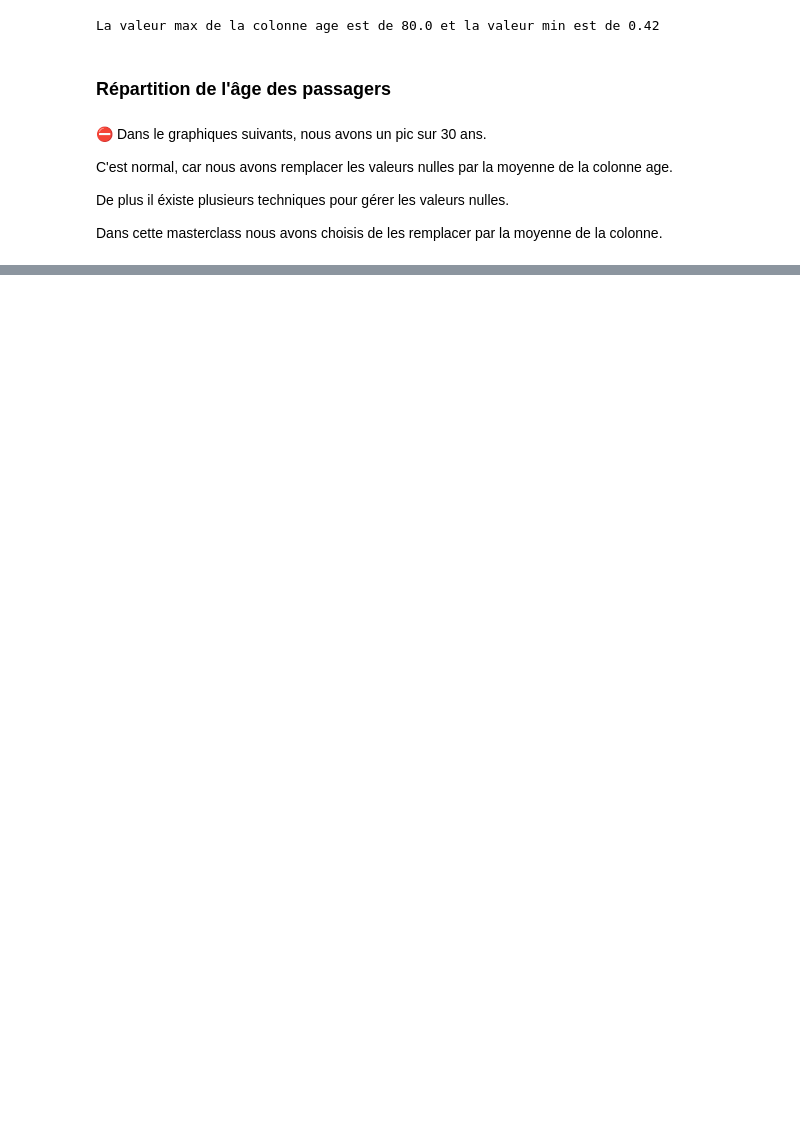
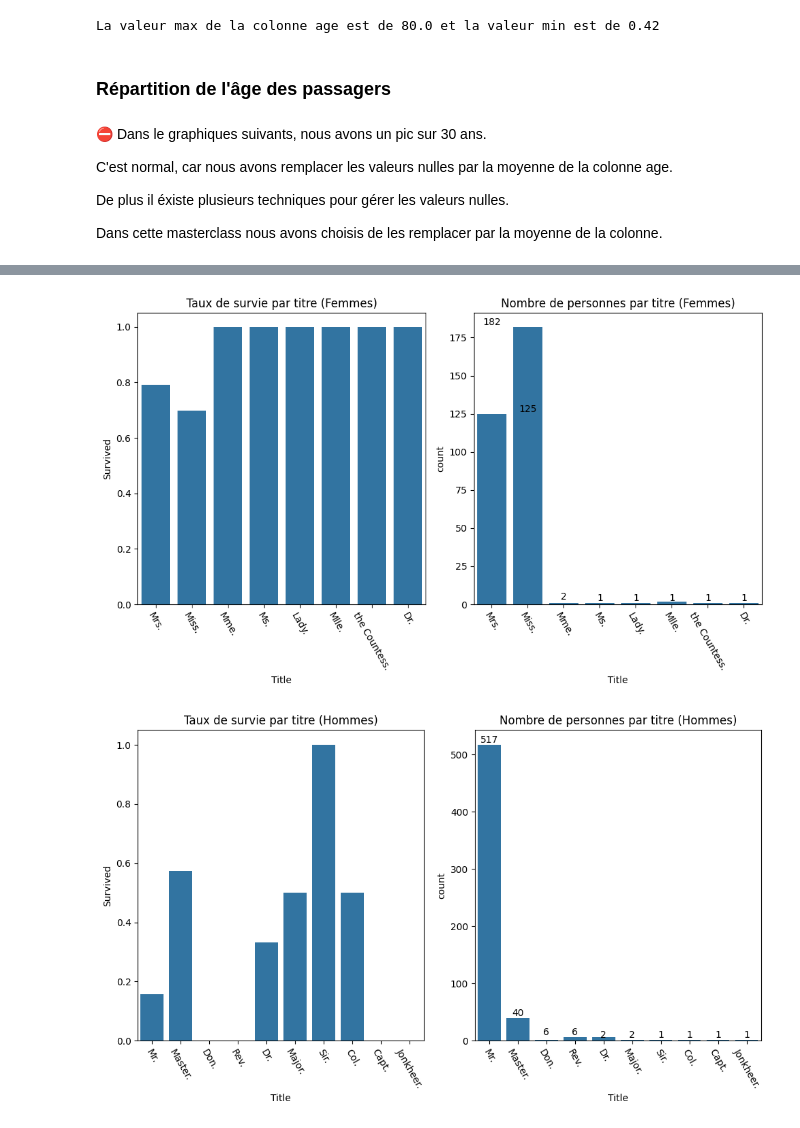
Before and after one commit to logan974/DataCupChallengeLoganFork, a Jupyter notebook: MasterClass_2/Cours2.ipynb, the cells around one changed output, grey strips where cells are left out. Drawn from its saved outputs; the diff is of its cells as text; code cells hidden in the pictures; blank space fills up the shorter version.

```diff
--- a/MasterClass_2/Cours2.ipynb
+++ b/MasterClass_2/Cours2.ipynb
@@ -736,0 +997,6 @@ plt.show()
+# %%
+
+def get_title_group(user_name):
+    return  re.search(r', (.+?\.)',user_name).group(1)
+df_titanic['Title'] = df_titanic['Name'].apply(get_title_group)
+df_titanic
@@ -736,0 +1017,38 @@ plt.show()
+# %%
+
+# Afficher le taux de survie par titre pour les femmes
+fig, (ax1, ax2) = plt.subplots(1, 2, figsize=(10, 6))
+
+sns.barplot(x="Title", y="Survived", data=df_titanic[df_titanic['Sex'] == 'female'], ax=ax1, ci=None)
+ax1.set_xticklabels(ax1.get_xticklabels(), rotation=-60)
+ax1.set_title("Taux de survie par titre (Femmes)")
+
+sns.countplot(x="Title", data=df_titanic[df_titanic['Sex'] == 'female'], ax=ax2)
+ax2.set_xticklabels(ax2.get_xticklabels(), rotation=-60)
+ax2.set_title("Nombre de personnes par titre (Femmes)")
+
+for i, v in enumerate(df_titanic[df_titanic['Sex'] == 'female']['Title'].value_counts()):
+    ax2.text(i, v, str(v), ha='center', va='bottom')
+
+plt.tight_layout()
+plt.show()
+
+# Afficher le taux de survie par titre pour les hommes
+fig, (ax1, ax2) = plt.subplots(1, 2, figsize=(10, 6))
+
+sns.barplot(x="Title", y="Survived", data=df_titanic[df_titanic['Sex'] == 'male'], ax=ax1, ci=None)
+ax1.set_xticklabels(ax1.get_xticklabels(), rotation=-60)
+ax1.set_title("Taux de survie par titre (Hommes)")
+
+sns.countplot(x="Title", data=df_titanic[df_titanic['Sex'] == 'male'], ax=ax2)
+ax2.set_xticklabels(ax2.get_xticklabels(), rotation=-60)
+ax2.set_title("Nombre de personnes par titre (Hommes)")
+
+for i, v in enumerate(df_titanic[df_titanic['Sex'] == 'male']['Title'].value_counts()):
+    ax2.text(i, v, str(v), ha='center', va='bottom')
+
+plt.tight_layout()
+plt.show()
+# %% [output]
+[figure, added]
+[figure, added]
```
Also changed, not shown: parts of 31 cells of this notebook, 3 other files.
